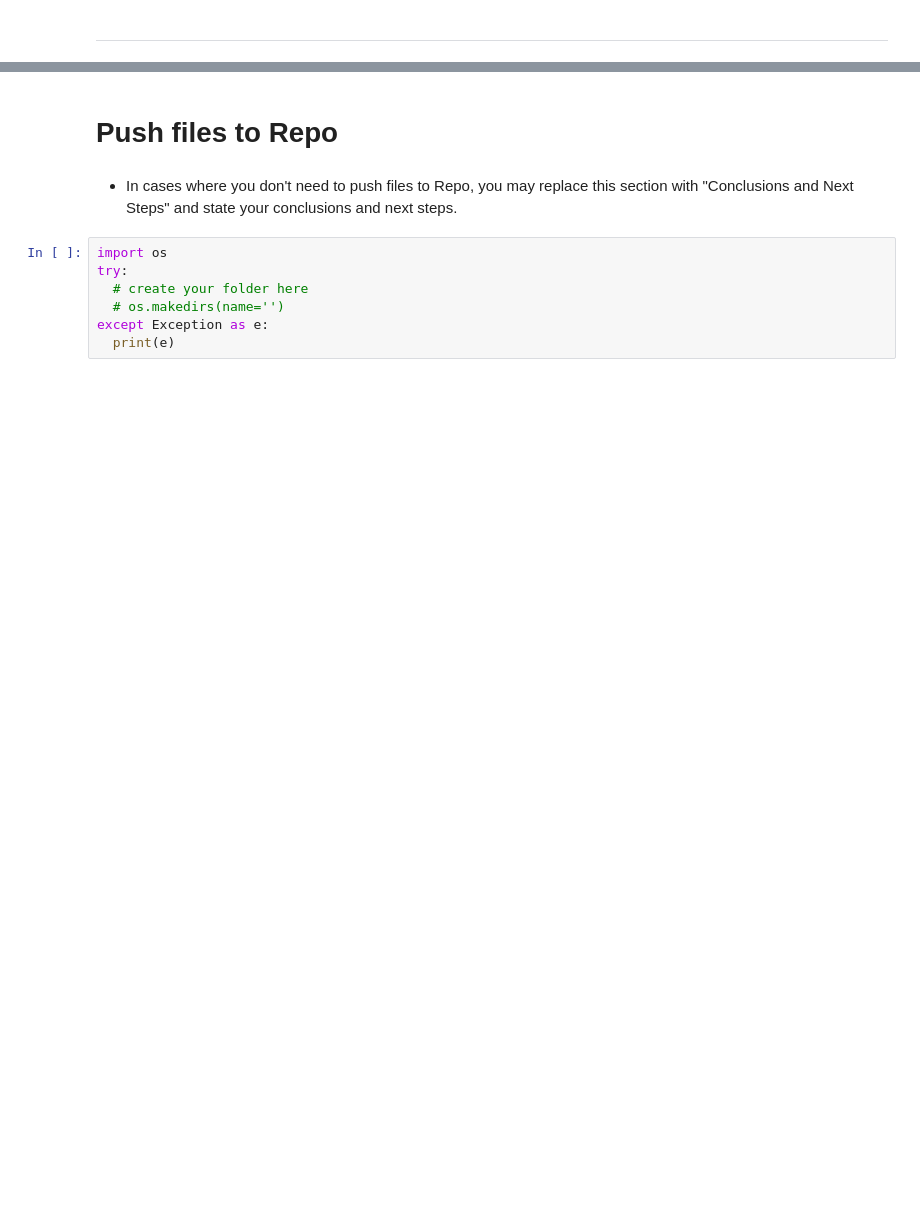
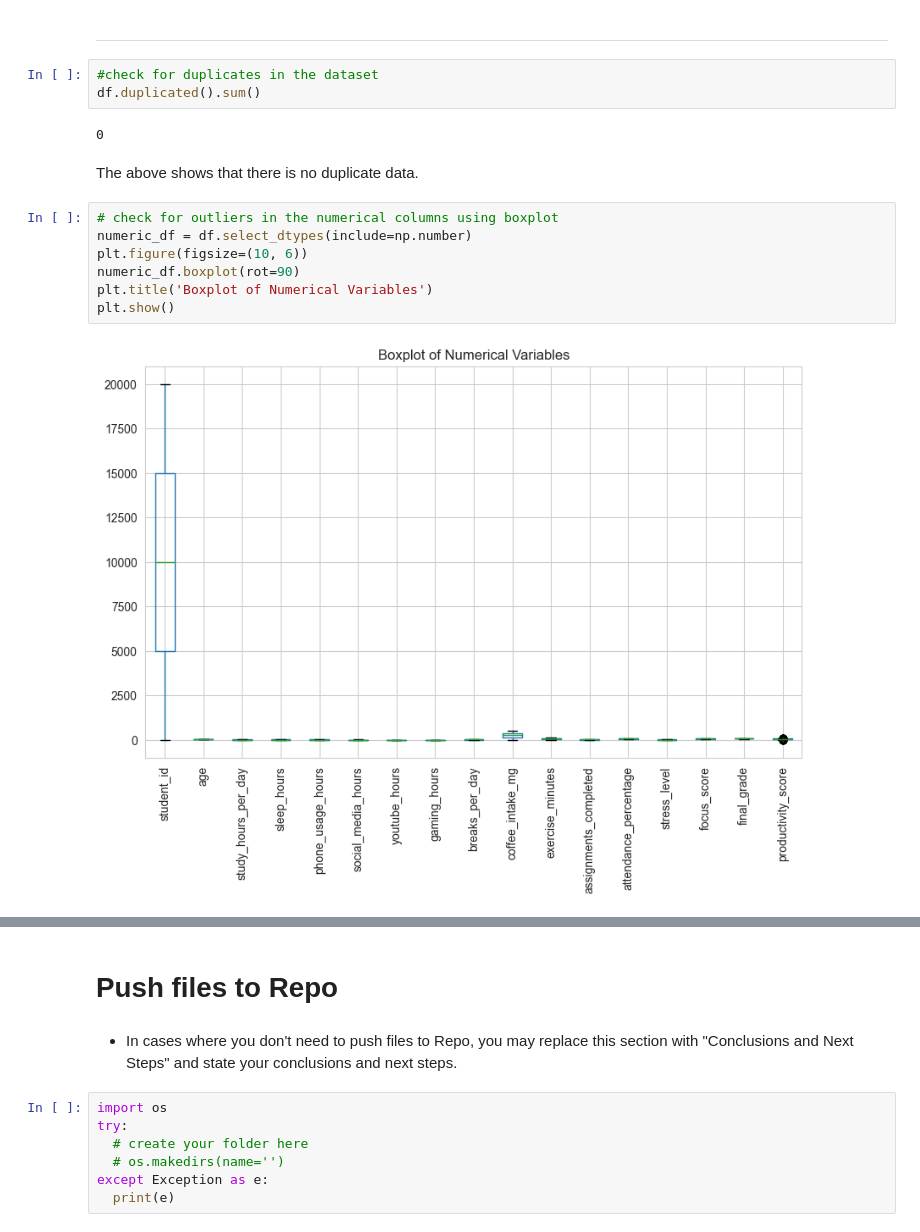
Before and after one commit to lehaanwar/Student-Productivity-and-Behaviours-Project, a Jupyter notebook: jupyter_notebooks/ETL.ipynb, the cells around one changed output, grey strips where cells are left out. Cells and saved outputs as stored; diff of their text form; blank space fills up the shorter version.

Commit message:
Completed cleaning stage of data

```diff
--- a/jupyter_notebooks/ETL.ipynb
+++ b/jupyter_notebooks/ETL.ipynb
@@ -242,2 +267,18 @@ Outliers
 # %% [markdown]
 ---
+# %%
+#check for duplicates in the dataset
+df.duplicated().sum()
+# %% [output]
+0
+# %% [markdown]
+The above shows that there is no duplicate data.
+# %%
+# check for outliers in the numerical columns using boxplot
+numeric_df = df.select_dtypes(include=np.number)
+plt.figure(figsize=(10, 6))
+numeric_df.boxplot(rot=90)
+plt.title('Boxplot of Numerical Variables')
+plt.show()
+# %% [output]
+[figure, added]
```
Also changed, not shown: parts of 21 cells of this notebook.
